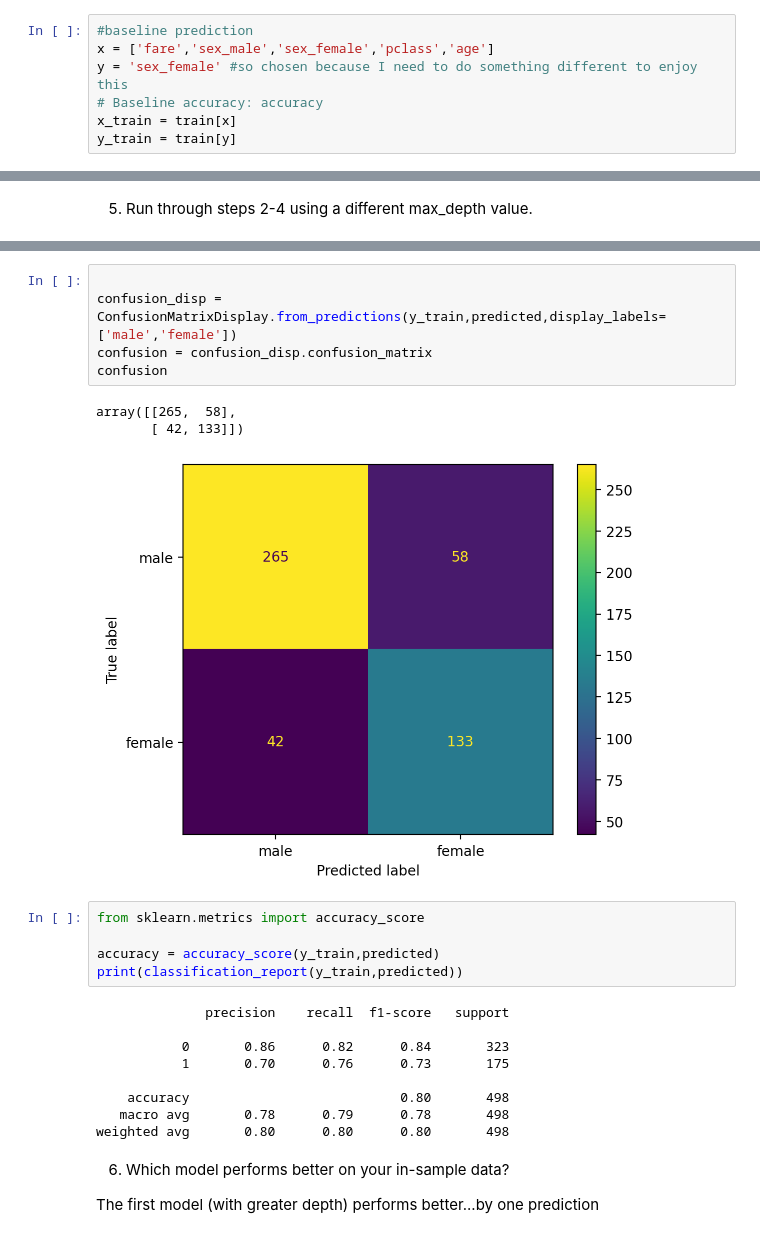
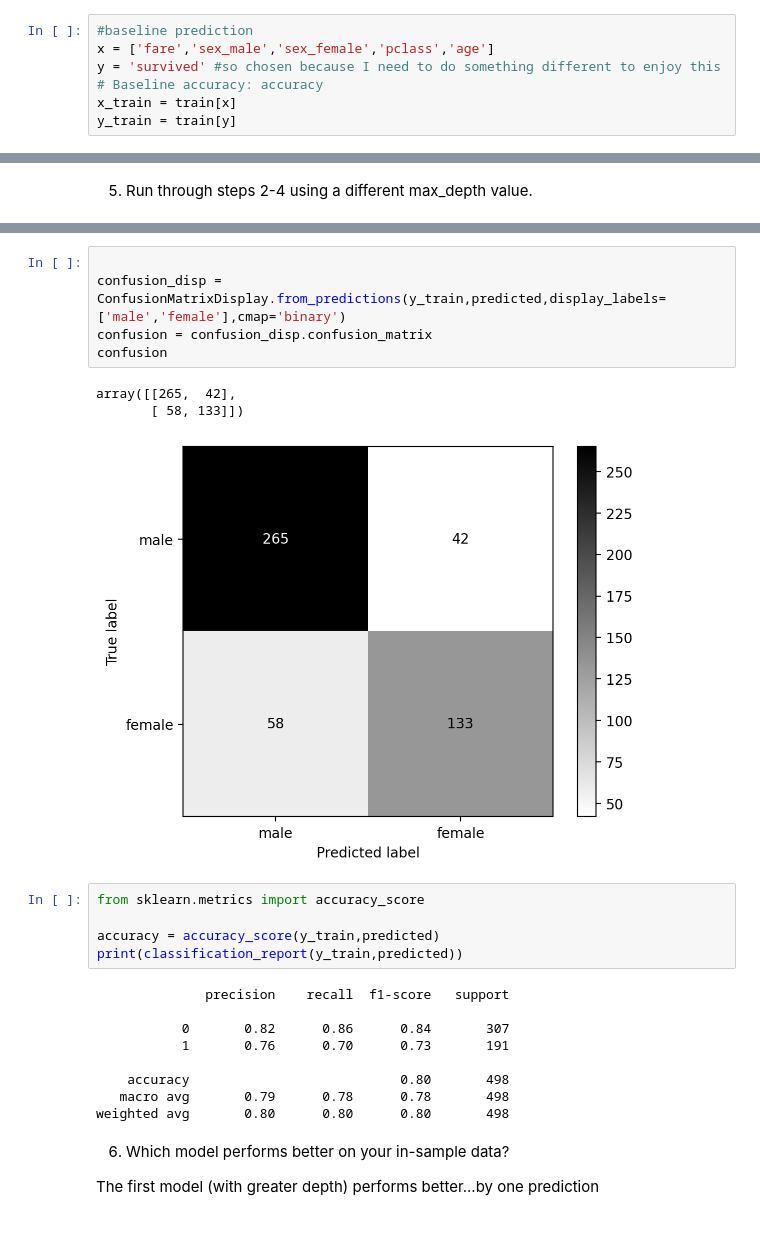
Before and after one commit to Is0metry/classification-exercises, a Jupyter notebook: model.ipynb, the cells around one changed output, grey strips where cells are left out. Cells and saved outputs as stored; diff of their text form.

```diff
--- a/model.ipynb
+++ b/model.ipynb
@@ -24,7 +43,7 @@ KeyError: "None of [Int64Index([0, 1, 1, 1, 0, 0, 0, 0, 1, 1,\n            ...\n
 # %%
 #baseline prediction
 x = ['fare','sex_male','sex_female','pclass','age']
-y = 'sex_female' #so chosen because I need to do something different to enjoy this
+y = 'survived' #so chosen because I need to do something different to enjoy this
 # Baseline accuracy: accuracy
 x_train = train[x]
 y_train = train[y]
@@ -88,12 +121,12 @@ plot_tree(tree_2,feature_names=x_train.columns,class_names=['male','female'])
 # %%
 
-confusion_disp = ConfusionMatrixDisplay.from_predictions(y_train,predicted,display_labels=['male','female'])
+confusion_disp = ConfusionMatrixDisplay.from_predictions(y_train,predicted,display_labels=['male','female'],cmap='binary')
 confusion = confusion_disp.confusion_matrix
 confusion
 # %% [output]
-array([[265,  58],
-       [ 42, 133]])
+array([[265,  42],
+       [ 58, 133]])
-[figure, old version]
+[figure, new version]
 # %%
 from sklearn.metrics import accuracy_score
 
@@ -102,11 +135,11 @@ print(classification_report(y_train,predicted))
 # %% [output]
               precision    recall  f1-score   support
 
-           0       0.86      0.82      0.84       323
-           1       0.70      0.76      0.73       175
+           0       0.82      0.86      0.84       307
+           1       0.76      0.70      0.73       191
 
     accuracy                           0.80       498
-   macro avg       0.78      0.79      0.78       498
+   macro avg       0.79      0.78      0.78       498
 weighted avg       0.80      0.80      0.80       498
 # %% [markdown]
 6. Which model performs better on your in-sample data?
```
Also changed, not shown: parts of 23 cells of this notebook, 1 other file.
